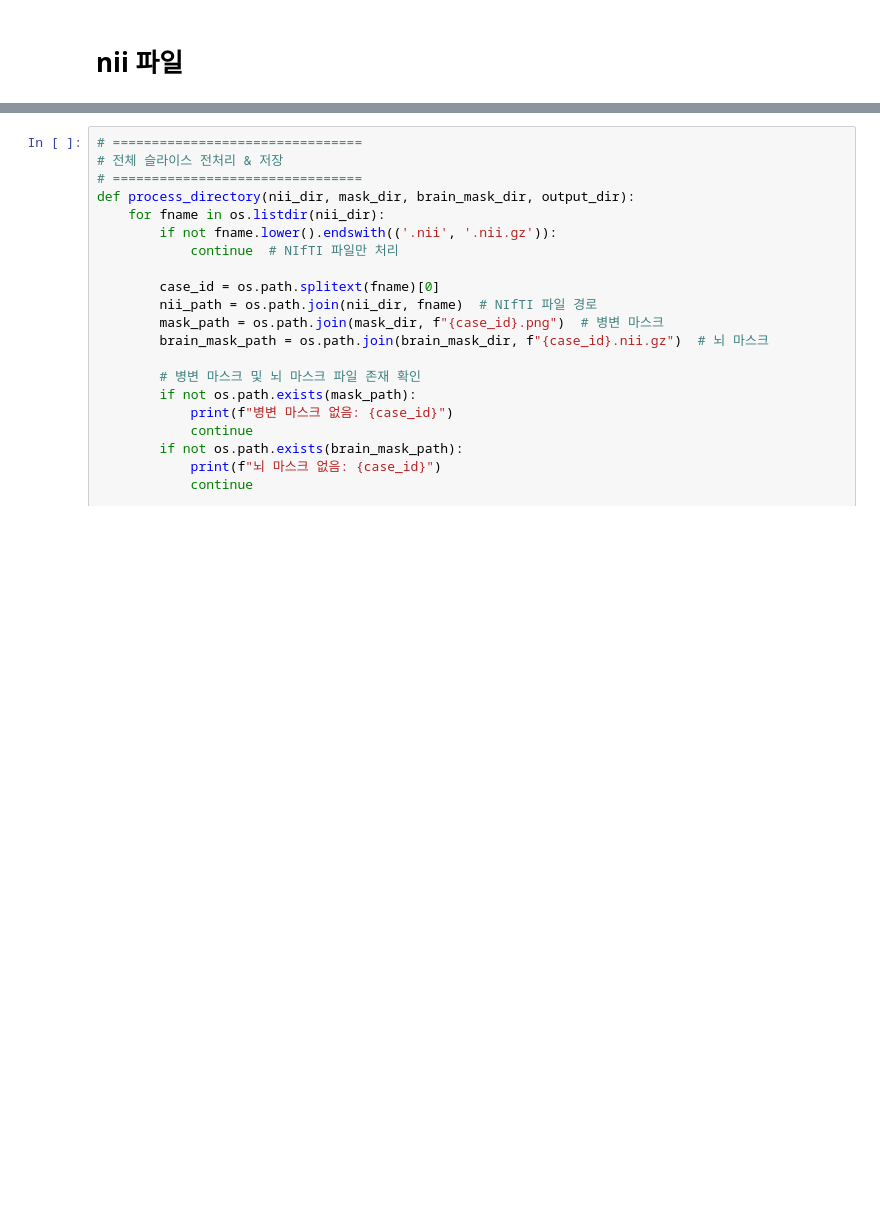
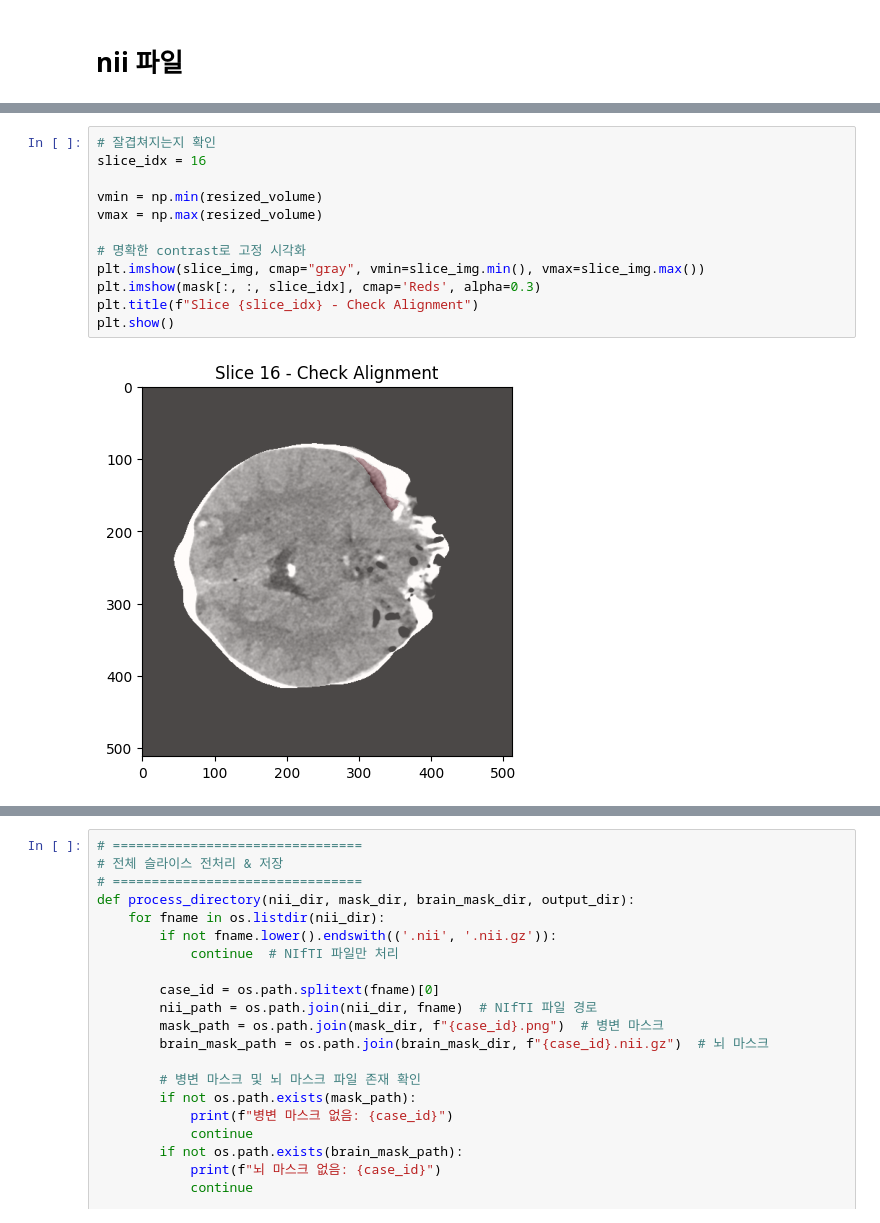
Before and after one commit to MANDUnoko/StrokeSegmentation, a Jupyter notebook: notebooks/02_preprocessing_compare.ipynb, the cells around one changed output, grey strips where cells are left out. Drawn from its saved outputs; the diff is of its cells as text; blank space fills up the shorter version.

```diff
--- a/notebooks/02_preprocessing_compare.ipynb
+++ b/notebooks/02_preprocessing_compare.ipynb
@@ -160,0 +229,14 @@ Error:
+# %%
+# 잘겹쳐지는지 확인
+slice_idx = 16
+
+vmin = np.min(resized_volume)
+vmax = np.max(resized_volume)
+
+# 명확한 contrast로 고정 시각화
+plt.imshow(slice_img, cmap="gray", vmin=slice_img.min(), vmax=slice_img.max())
+plt.imshow(mask[:, :, slice_idx], cmap='Reds', alpha=0.3)
+plt.title(f"Slice {slice_idx} - Check Alignment")
+plt.show()
+# %% [output]
+[figure, added]
```
Also changed, not shown: parts of 15 cells of this notebook.
